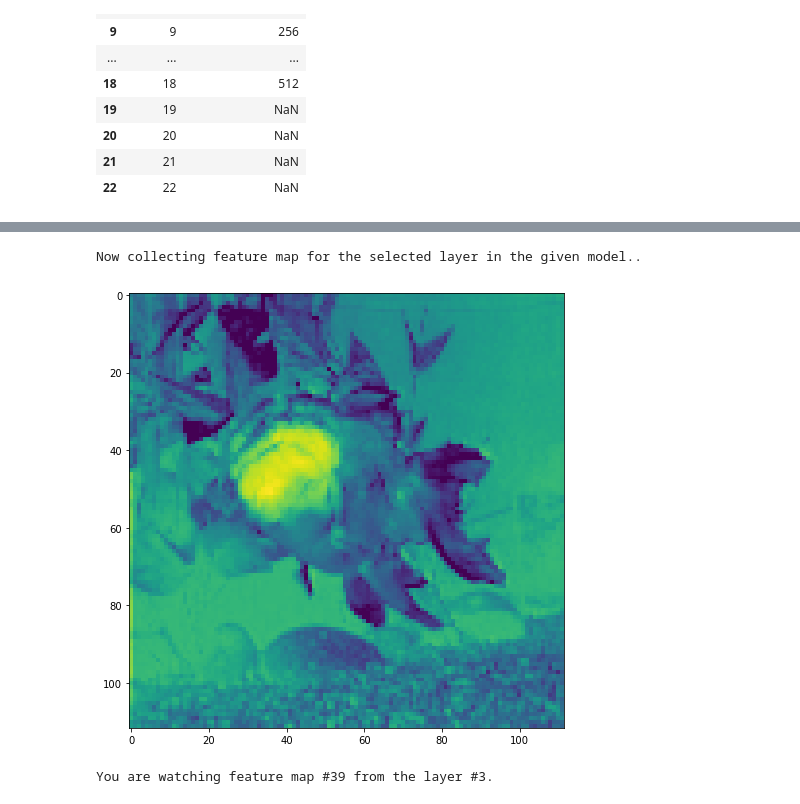
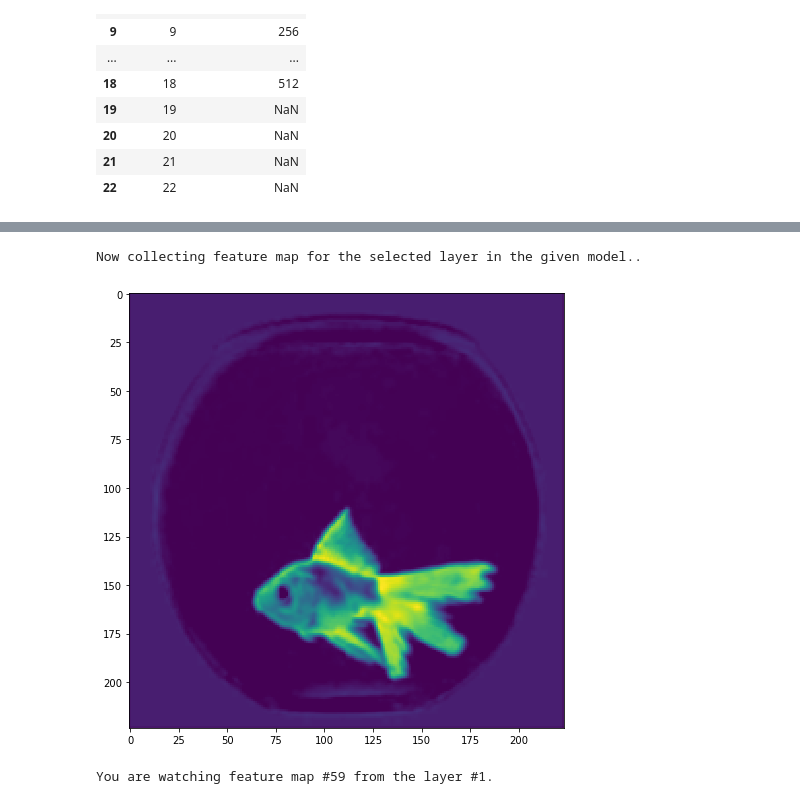
Before and after one commit to Avkash/deeputil, a Jupyter notebook: examples/notebooks/Detailed_Image_Classification_Demo.ipynb, the cells around one changed output, grey strips where cells are left out. Cells and saved outputs as stored; diff of their text form; code cells hidden in the pictures.

```diff
--- a/examples/notebooks/Detailed_Image_Classification_Demo.ipynb
+++ b/examples/notebooks/Detailed_Image_Classification_Demo.ipynb
@@ -132,6 +147,6 @@ KerasModelHelper.display_full_feature_map_for_selected_layer_in_model(v16, 3, im
 # %%
-KerasModelHelper.display_individual_feature_for_selected_layer_in_model(v16,3, 39, img_p)
+KerasModelHelper.display_individual_feature_for_selected_layer_in_model(v16,1, 59, img_p)
 # %% [output]
 Now collecting feature map for the selected layer in the given model..
-[figure, old version]
+[figure, new version]
-You are watching feature map #39 from the layer #3.
+You are watching feature map #59 from the layer #1.
```
Also changed, not shown: parts of 10 cells of this notebook, 7 other files.
